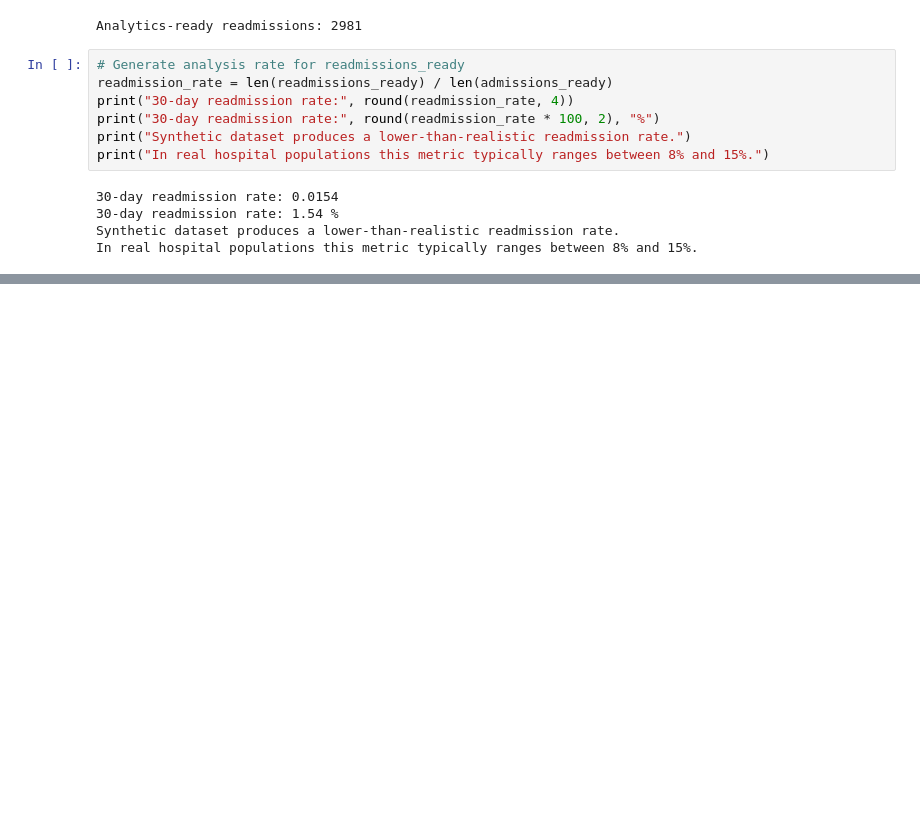
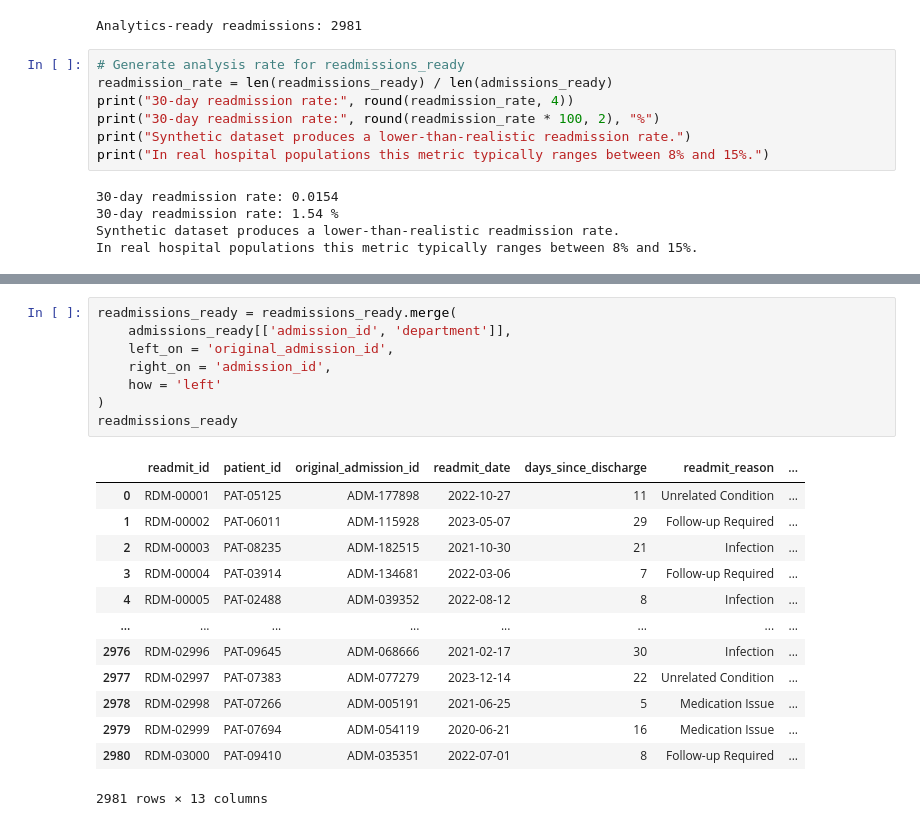
Before and after one commit to JaininV/healthcare_analytics, a Jupyter notebook: notebooks/data_cleaning_pipeline.ipynb, the cells around one changed output, grey strips where cells are left out. Saved outputs shown, nothing was run; the diff lists cells and outputs as text; blank space fills up the shorter version.

Commit message:
add Merge readmission and admission data.

```diff
--- a/notebooks/data_cleaning_pipeline.ipynb
+++ b/notebooks/data_cleaning_pipeline.ipynb
@@ -683,0 +693,22 @@ In real hospital populations this metric typically ranges between 8% and 15%.
+# %%
+readmissions_ready = readmissions_ready.merge(
+    admissions_ready[['admission_id', 'department']],
+    left_on = 'original_admission_id',
+    right_on = 'admission_id',
+    how = 'left'
+)
+readmissions_ready
+# %% [output]
+|  | readmit_id | patient_id | original_admission_id | readmit_date | days_since_discharge | readmit_reason | ... |
+| 0 | RDM-00001 | PAT-05125 | ADM-177898 | 2022-10-27 | 11 | Unrelated Condition | ... |
+| 1 | RDM-00002 | PAT-06011 | ADM-115928 | 2023-05-07 | 29 | Follow-up Required | ... |
+| 2 | RDM-00003 | PAT-08235 | ADM-182515 | 2021-10-30 | 21 | Infection | ... |
+| 3 | RDM-00004 | PAT-03914 | ADM-134681 | 2022-03-06 | 7 | Follow-up Required | ... |
+| 4 | RDM-00005 | PAT-02488 | ADM-039352 | 2022-08-12 | 8 | Infection | ... |
+| ... | ... | ... | ... | ... | ... | ... | ... |
+| 2976 | RDM-02996 | PAT-09645 | ADM-068666 | 2021-02-17 | 30 | Infection | ... |
+| 2977 | RDM-02997 | PAT-07383 | ADM-077279 | 2023-12-14 | 22 | Unrelated Condition | ... |
+| 2978 | RDM-02998 | PAT-07266 | ADM-005191 | 2021-06-25 | 5 | Medication Issue | ... |
+| 2979 | RDM-02999 | PAT-07694 | ADM-054119 | 2020-06-21 | 16 | Medication Issue | ... |
+| 2980 | RDM-03000 | PAT-09410 | ADM-035351 | 2022-07-01 | 8 | Follow-up Required | ... |
+2981 rows × 13 columns
```
Also changed, not shown: parts of 2 cells of this notebook.
